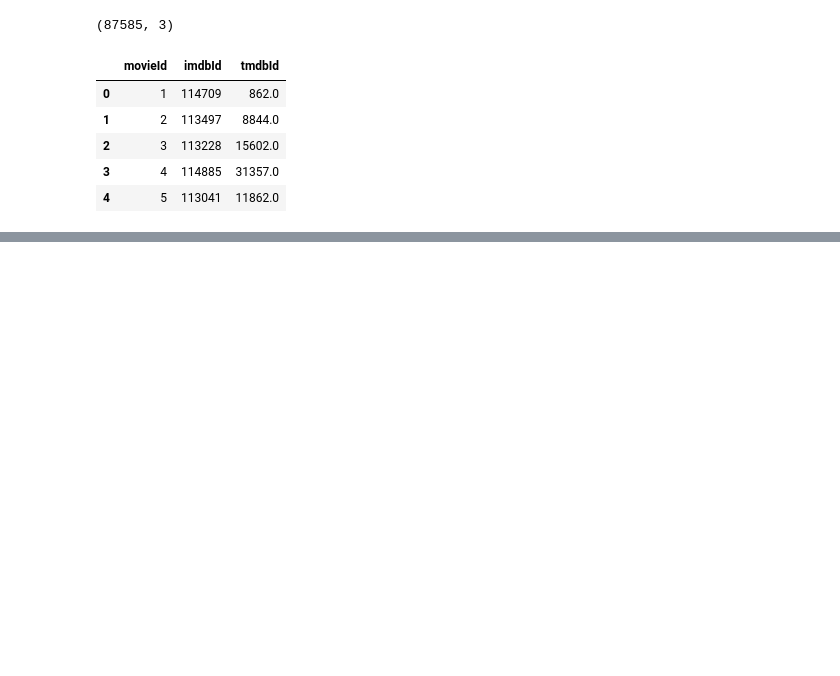
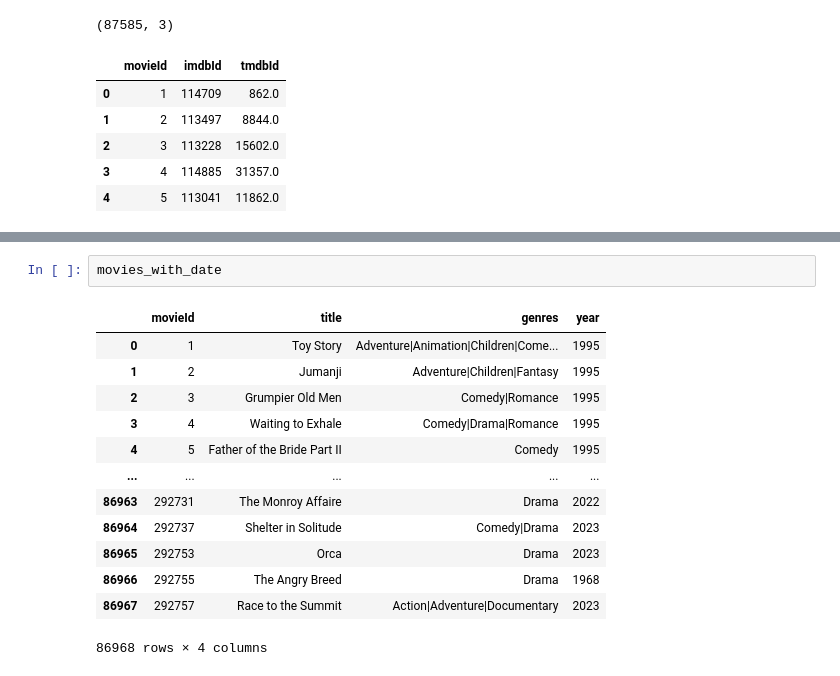
Before and after one commit to gcourtadon/ensae_pythondatascience_films, a Jupyter notebook: extraire_movielens.ipynb, the cells around one changed output, grey strips where cells are left out. Drawn from its saved outputs; the diff is of its cells as text; blank space fills up the shorter version.

```diff
--- a/extraire_movielens.ipynb
+++ b/extraire_movielens.ipynb
@@ -101,0 +150,16 @@ links.head()
+# %%
+movies_with_date
+# %% [output]
+|  | movieId | title | genres | year |
+| 0 | 1 | Toy Story | Adventure|Animation|Children|Come... | 1995 |
+| 1 | 2 | Jumanji | Adventure|Children|Fantasy | 1995 |
+| 2 | 3 | Grumpier Old Men | Comedy|Romance | 1995 |
+| 3 | 4 | Waiting to Exhale | Comedy|Drama|Romance | 1995 |
+| 4 | 5 | Father of the Bride Part II | Comedy | 1995 |
+| ... | ... | ... | ... | ... |
+| 86963 | 292731 | The Monroy Affaire | Drama | 2022 |
+| 86964 | 292737 | Shelter in Solitude | Comedy|Drama | 2023 |
+| 86965 | 292753 | Orca | Drama | 2023 |
+| 86966 | 292755 | The Angry Breed | Drama | 1968 |
+| 86967 | 292757 | Race to the Summit | Action|Adventure|Documentary | 2023 |
+86968 rows × 4 columns
```
Also changed, not shown: parts of 14 cells of this notebook, 1 other file.
